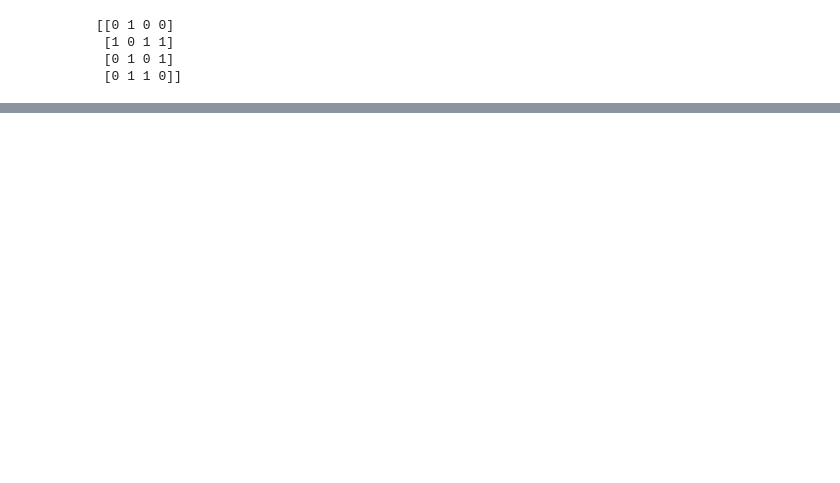
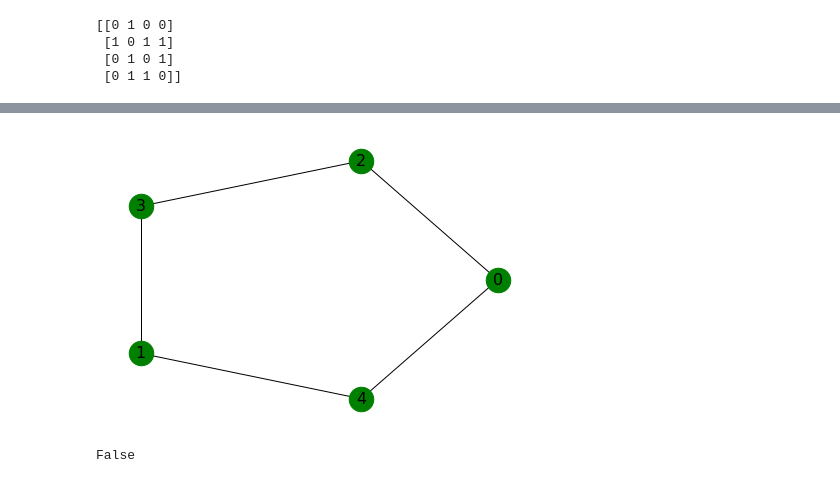
Before and after one commit to DavidMulhern/GraphTheory_Proj_DM, a Jupyter notebook: graph-isomorphism.ipynb, the cells around one changed output, grey strips where cells are left out. Saved outputs shown, nothing was run; the diff lists cells and outputs as text; code cells hidden in the pictures; blank space fills up the shorter version.

```diff
--- a/graph-isomorphism.ipynb
+++ b/graph-isomorphism.ipynb
@@ -165,0 +367,14 @@ print(nx.to_numpy_array(graph).astype(np.uint8))
+# %%
+# Now we can draw the graph.
+nx.draw_circular(graph4, **params)
+# %% [output]
+[figure, added]
+# %%
+# Store them and get ready to pass to our function.
+adjMatrix3 = nx.to_numpy_array(graph3).astype(np.uint8)
+adjMatrix4 = nx.to_numpy_array(graph4).astype(np.uint8)
+
+# Time to find out if these matrices are Isomorphic.
+bruteForseIso(adjMatrix3, adjMatrix4)
+# %% [output]
+False
```
Also changed, not shown: parts of 25 cells of this notebook, 1 other file.
